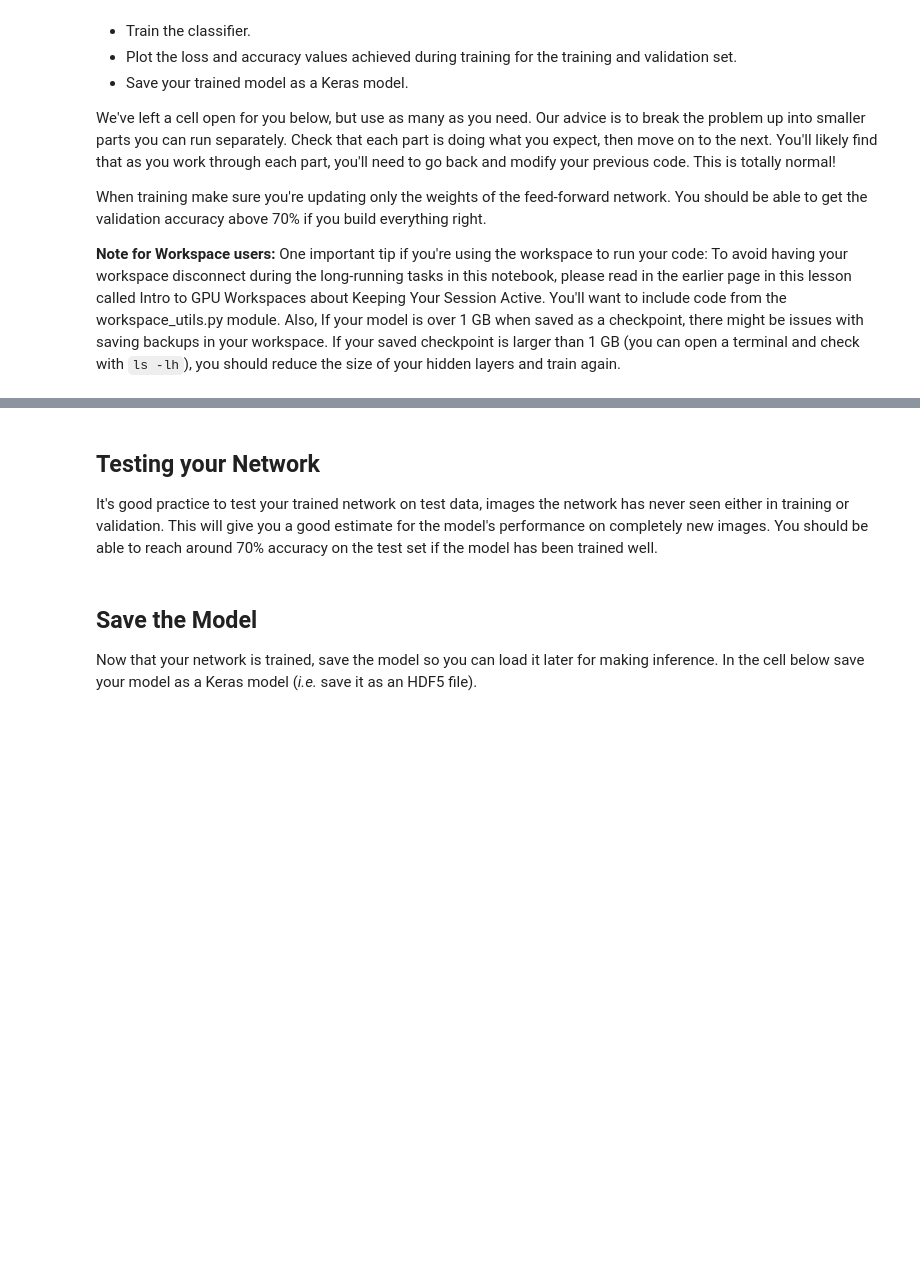
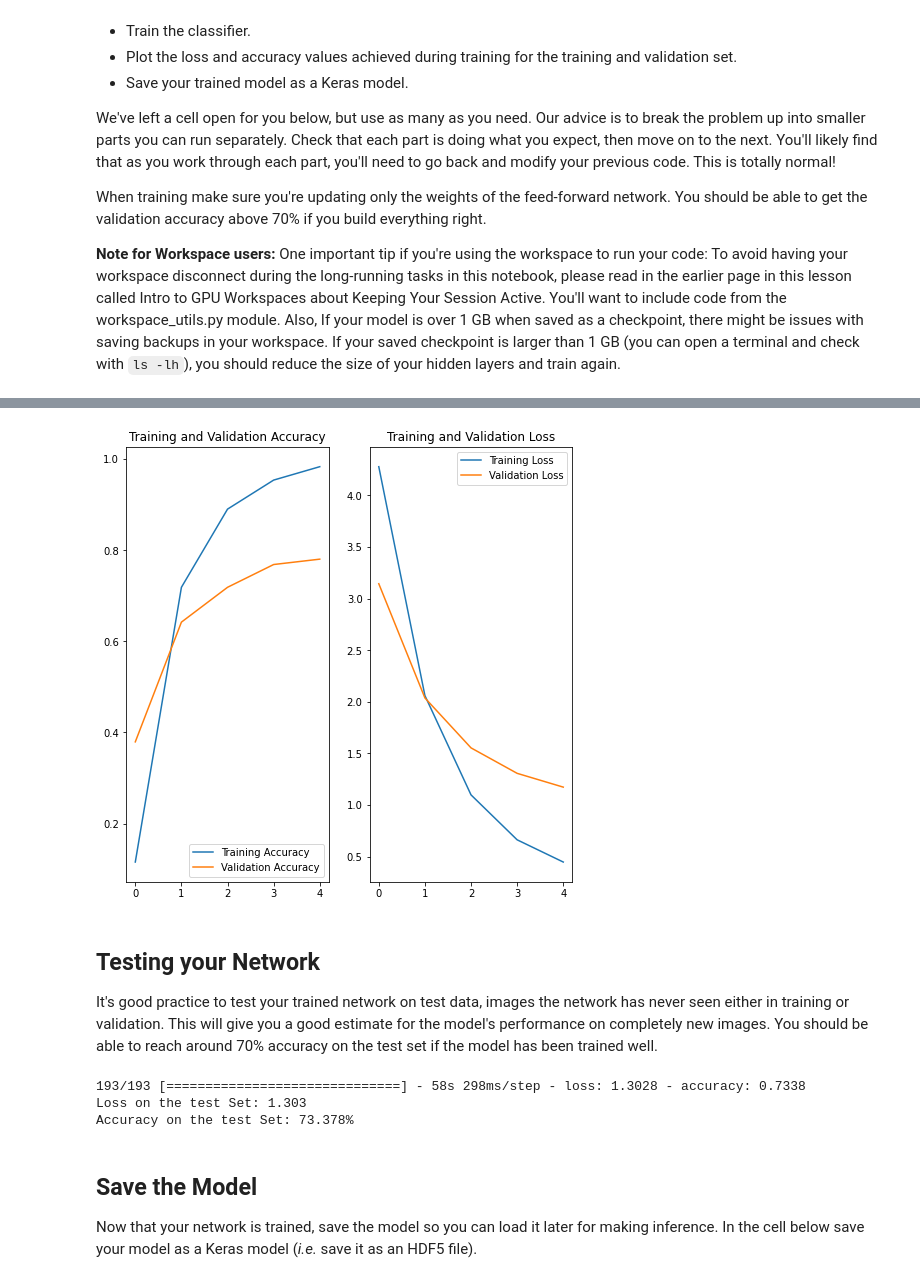
Before and after one commit to sinthaswe/intro-to-ml-tensorflow, a Jupyter notebook: projects/p2_image_classifier/Project_Image_Classifier_Project.ipynb, the cells around one changed output, grey strips where cells are left out. Drawn from its saved outputs; the diff is of its cells as text; code cells hidden in the pictures; blank space fills up the shorter version.

```diff
--- a/projects/p2_image_classifier/Project_Image_Classifier_Project.ipynb
+++ b/projects/p2_image_classifier/Project_Image_Classifier_Project.ipynb
@@ -119,3 +117,19 @@ plt.show()
+# %%
+# TODO: Create a pipeline for each set.
+
+batch_size = 32
+image_size = 224
+
+def format_image(image, label):
+    image = tf.cast(image, tf.float32)
+    image = tf.image.resize(image, (image_size, image_size))
+    image /= 255
+    return image, label
+
+
+training_batches = training_set.shuffle(training_examples//4).map(format_image).batch(batch_size).prefetch(1)
+validation_batches = validation_set.map(format_image).batch(batch_size).prefetch(1)
+testing_batches = test_set.map(format_image).batch(batch_size).prefetch(1)
 # %% [markdown]
 # Build and Train the Classifier
 
@@ -143,9 +198,44 @@ When training make sure you're updating only the weights of the feed-forward net
+# %%
+# TODO: Plot the loss and accuracy values achieved during training for the training and validation set.
+
+acc = history.history['accuracy']
+val_acc = history.history['val_accuracy']
+
+loss = history.history['loss']
+val_loss = history.history['val_loss']
+
+epochs_range = range(EPOCHS)
+
+plt.figure(figsize=(8, 8))
+plt.subplot(1, 2, 1)
+plt.plot(epochs_range, acc, label='Training Accuracy')
+plt.plot(epochs_range, val_acc, label='Validation Accuracy')
+plt.legend(loc='lower right')
+plt.title('Training and Validation Accuracy')
+
+plt.subplot(1, 2, 2)
+plt.plot(epochs_range, loss, label='Training Loss')
+plt.plot(epochs_range, val_loss, label='Validation Loss')
+plt.legend(loc='upper right')
+plt.title('Training and Validation Loss')
+plt.show()
+# %% [output]
+[figure, added]
 # %% [markdown]
 ## Testing your Network
 
 It's good practice to test your trained network on test data, images the network has never seen either in training or validation. This will give you a good estimate for the model's performance on completely new images. You should be able to reach around 70% accuracy on the test set if the model has been trained well.
 # %%
 # TODO: Print the loss and accuracy values achieved on the entire test set.
+
+loss, accuracy = model.evaluate(testing_batches)
+
+print('Loss on the test Set: {:,.3f}'.format(loss))
+print('Accuracy on the test Set: {:.3%}'.format(accuracy))
+# %% [output]
+193/193 [==============================] - 58s 298ms/step - loss: 1.3028 - accuracy: 0.7338
+Loss on the test Set: 1.303
+Accuracy on the test Set: 73.378%
 # %% [markdown]
 ## Save the Model
 
```
Also changed, not shown: parts of 9 cells of this notebook.
